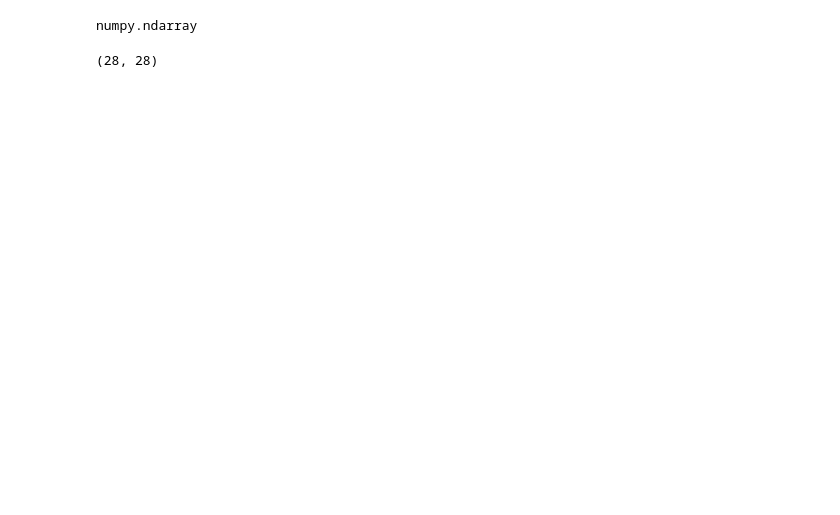
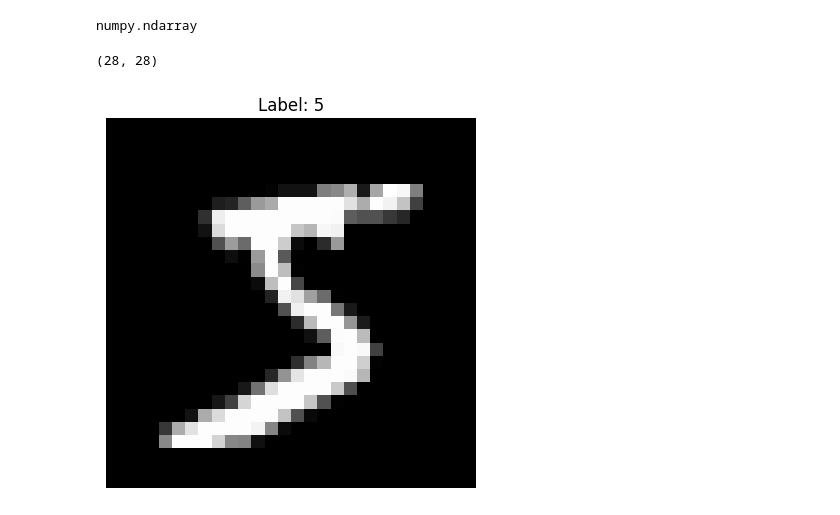
Before and after one commit to alexandrechiacchio/CPS841-Redes-Neurais-Sem-Peso, a Jupyter notebook: tst.ipynb, the cells around one changed output. Saved outputs shown, nothing was run; the diff lists cells and outputs as text; code cells hidden in the pictures; blank space fills up the shorter version.

```diff
--- a/tst.ipynb
+++ b/tst.ipynb
@@ -32,3 +32,13 @@ X_reshaped = X.reshape(-1, 28, 28)
 X_reshaped[0].shape
 # %% [output]
 (28, 28)
+# %%
+def drawFig(idx):
+    plt.imshow(X_reshaped[idx], cmap='gray')
+    plt.title(f"Label: {y[idx]}")
+    plt.axis('off')
+    plt.show()
+
+drawFig(0)
+# %% [output]
+[figure, added]
```
Also changed, not shown: parts of 6 cells of this notebook.
